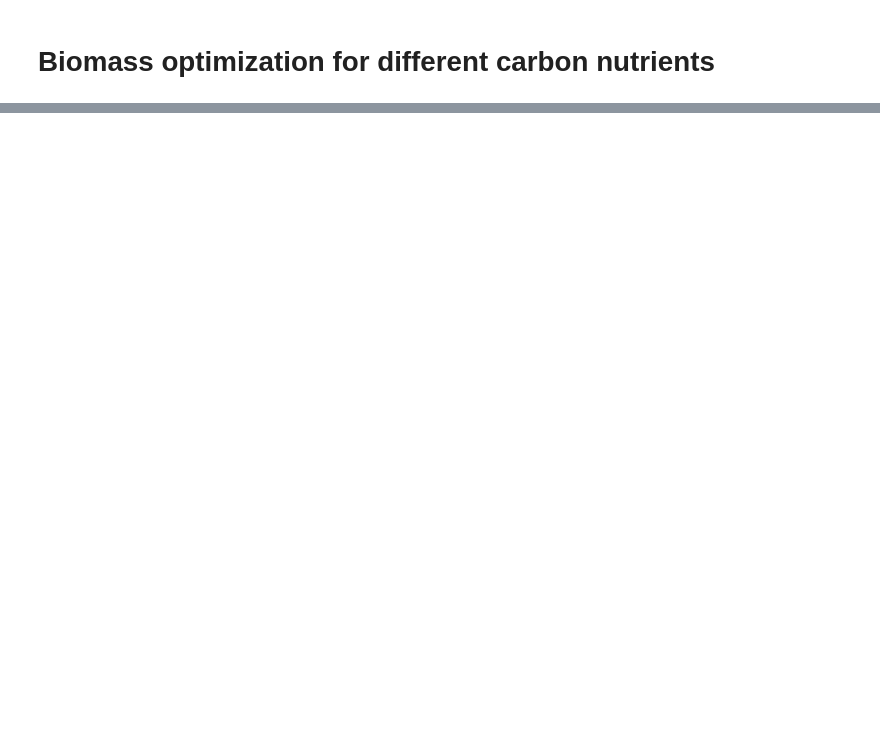
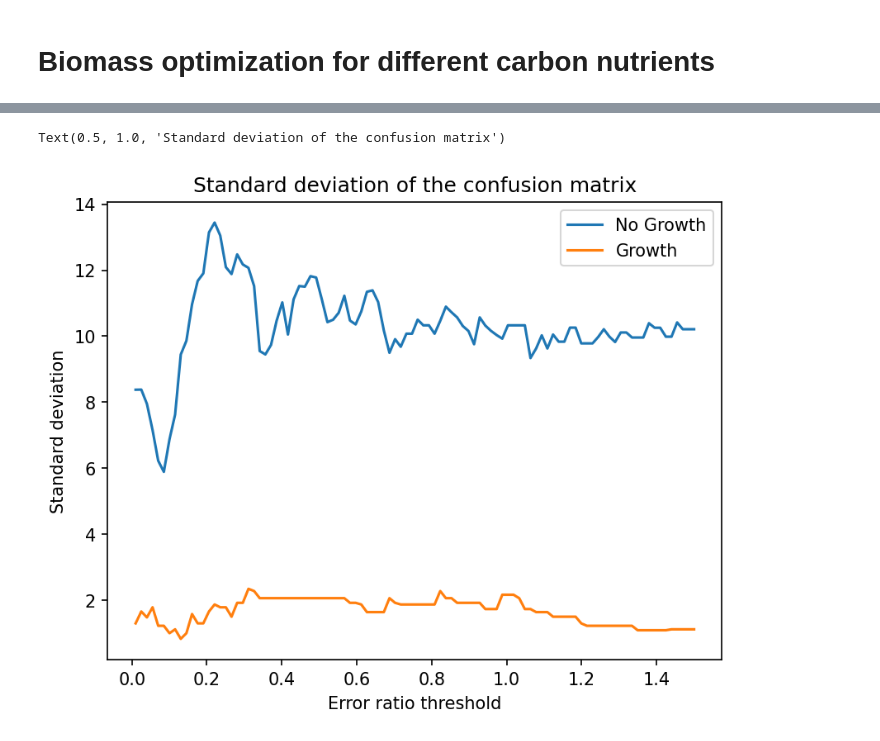
Before and after one commit to ccomee/python-file, a Jupyter notebook: Pseudomonas aeruginosa.ipynb, the cells around one changed output, grey strips where cells are left out. Drawn from its saved outputs; the diff is of its cells as text; code cells hidden in the pictures; blank space fills up the shorter version.

```diff
--- a/Pseudomonas aeruginosa.ipynb
+++ b/Pseudomonas aeruginosa.ipynb
@@ -48,0 +175,11 @@ for nutrient in carbon_nutrients_EX :
+# %%
+plt.figure(dpi = 150)
+plt.plot(ratios, NG_std, label = "No Growth")
+plt.plot(ratios, G_std, label = 'Growth')
+plt.xlabel('Error ratio threshold')
+plt.ylabel('Standard deviation')
+plt.legend()
+plt.title('Standard deviation of the confusion matrix')
+# %% [output]
+Text(0.5, 1.0, 'Standard deviation of the confusion matrix')
+[figure, added]
```
Also changed, not shown: parts of 20 cells of this notebook, 19 other files.
